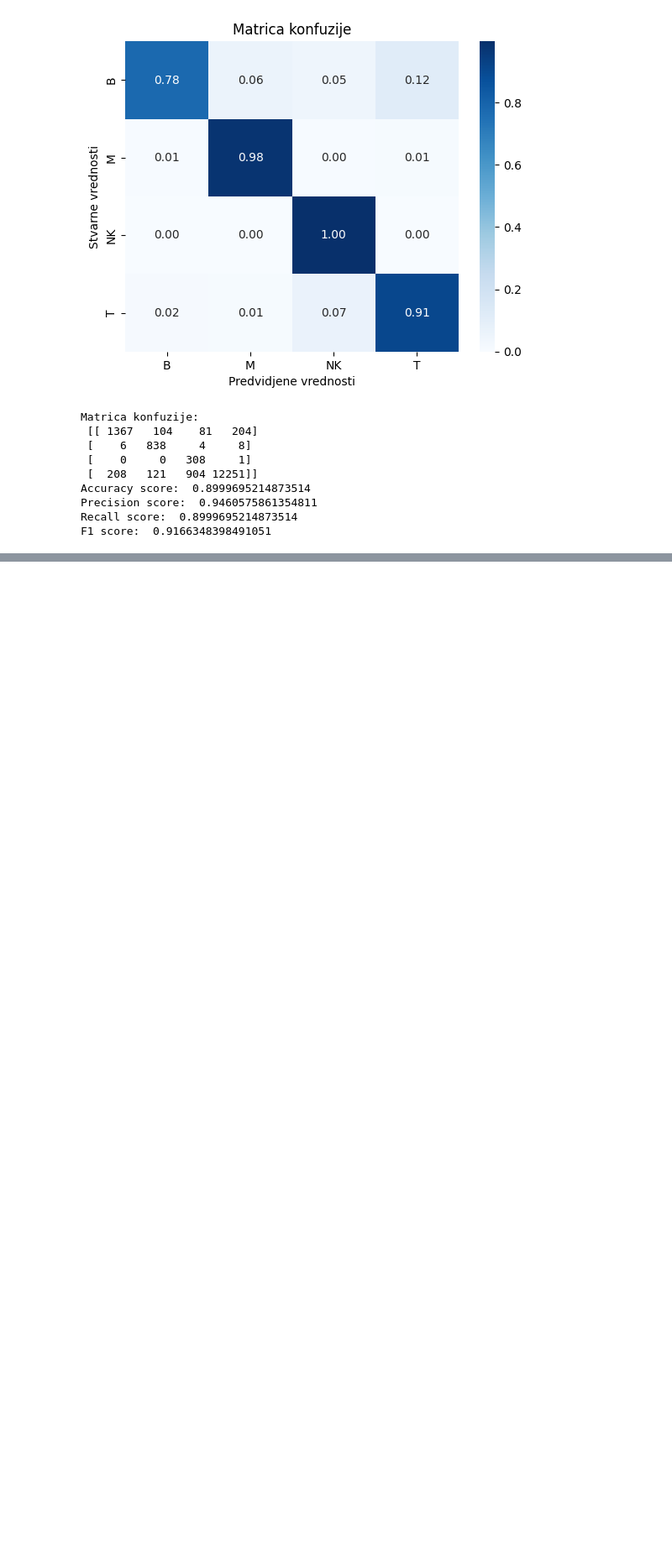
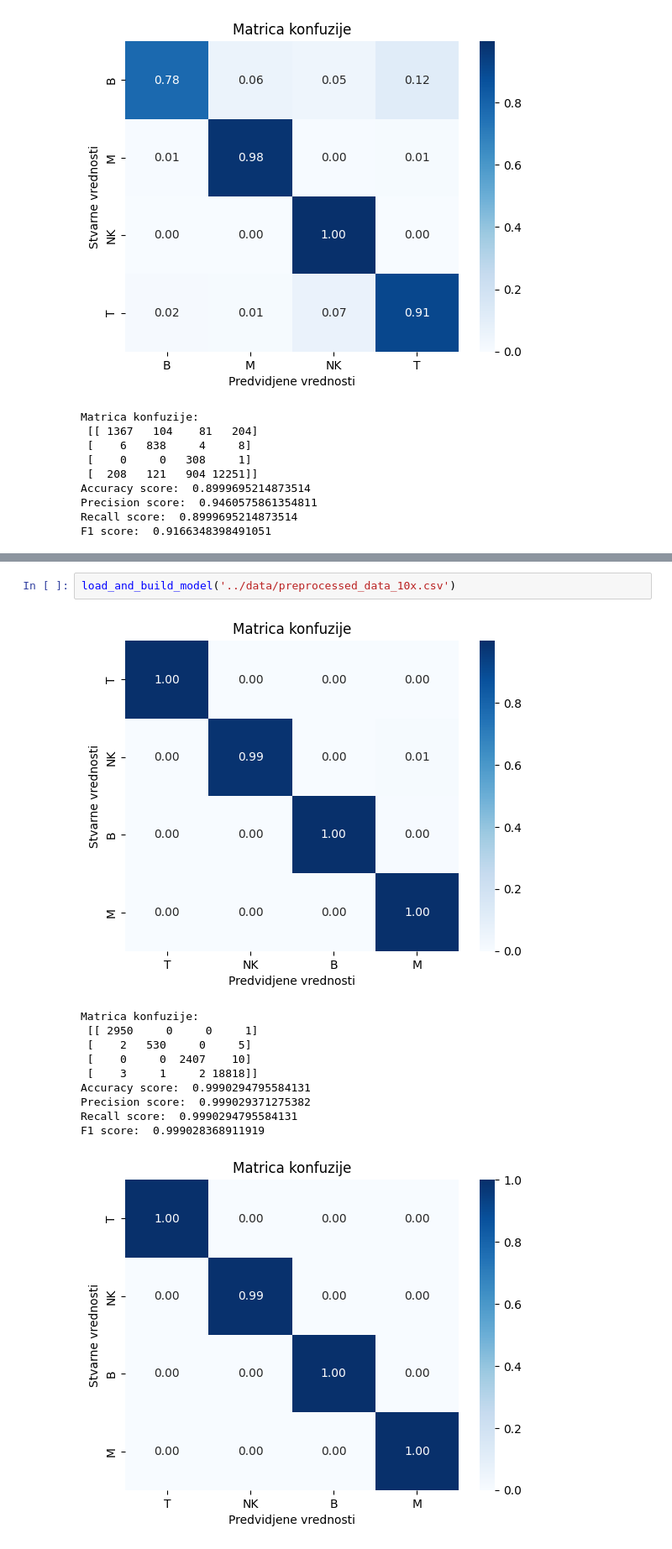
Before and after one commit to bogdans55/ip2-projekat, a Jupyter notebook: models/logistic_regression.ipynb, the cells around one changed output, grey strips where cells are left out. Shown at 84% size. Cells and saved outputs as stored; diff of their text form; blank space fills up the shorter version.

```diff
--- a/models/logistic_regression.ipynb
+++ b/models/logistic_regression.ipynb
@@ -348,0 +386,14 @@ F1 score:  0.9166348398491051
+# %%
+load_and_build_model('../data/preprocessed_data_10x.csv')
+# %% [output]
+[figure, added]
+Matrica konfuzije:
+ [[ 2950     0     0     1]
+ [    2   530     0     5]
+ [    0     0  2407    10]
+ [    3     1     2 18818]]
+Accuracy score:  0.9990294795584131
+Precision score:  0.999029371275382
+Recall score:  0.9990294795584131
+F1 score:  0.999028368911919
+[figure, added]
```
Also changed, not shown: parts of 4 cells of this notebook.
